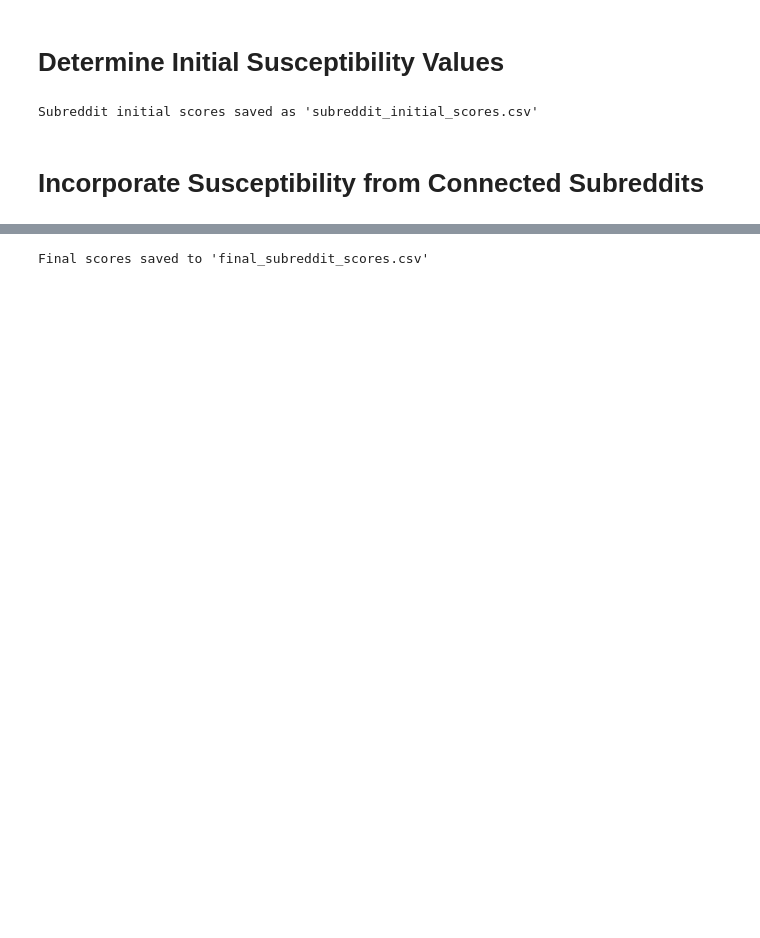
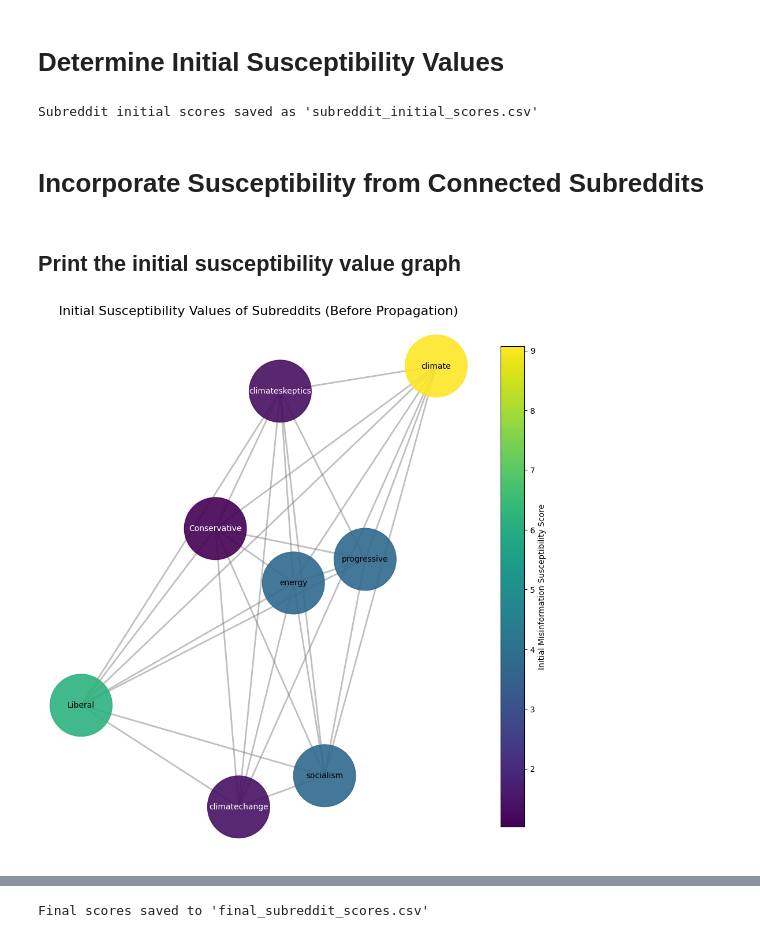
Before and after one commit to CashelF/misinformation-susceptibility, a Jupyter notebook: susceptibility-to-misinformation-graph.ipynb, the cells around one changed output, grey strips where cells are left out. Drawn from its saved outputs; the diff is of its cells as text; code cells hidden in the pictures; blank space fills up the shorter version.

Commit message:
Add initial susceptibility graph

```diff
--- a/susceptibility-to-misinformation-graph.ipynb
+++ b/susceptibility-to-misinformation-graph.ipynb
@@ -138,5 +152,52 @@ for _, row in edges.iterrows():
 # Initialize node scores
 for node in G.nodes:
     G.nodes[node]['score'] = initial_scores.get(node, 0.0)  # Default to 0.0 for nodes without initial scores
+# %% [markdown]
+## Print the initial susceptibility value graph
+# %%
+import matplotlib.pyplot as plt
+import matplotlib.colors as mcolors
+
+# Extract the initial scores for visualization
+node_scores = [G.nodes[n]['score'] for n in G.nodes()]
+
+# Set up colormap and normalization for node colors based on initial scores
+node_cmap = plt.cm.viridis
+score_min = min(node_scores) if node_scores else 0.0
+score_max = max(node_scores) if node_scores else 1.0
+norm = mcolors.Normalize(vmin=score_min, vmax=score_max)
+node_colors = [node_cmap(norm(s)) for s in node_scores]
+
+# Lay out the graph
+pos = nx.spring_layout(G, seed=42)
+
+# Assign font colors based on some condition (similar to the final scores code)
+font_colors = {node: 'white' if node in ["climateskeptics", "Conservative", "climatechange"] else 'black' for node in G.nodes()}
+node_labels = {node: node for node in G.nodes()}  # Labels are just the node names here
+
+# Draw the nodes with colors mapped to their initial scores
+plt.figure(figsize=(12, 12))
+nx.draw_networkx_nodes(G, pos, node_color=node_colors, node_size=6000, alpha=0.9)
+nx.draw_networkx_edges(G, pos, edge_color='gray', width=2, alpha=0.5)
+
+# Draw node labels with customized font colors
+for node, label in node_labels.items():
+    nx.draw_networkx_labels(
+        G, pos,
+        labels={node: label},
+        font_size=10,
+        font_color=font_colors[node]
+    )
+
+# Add a colorbar to interpret the node colors
+sm = plt.cm.ScalarMappable(cmap=node_cmap, norm=norm)
+sm.set_array(node_scores)
+plt.colorbar(sm, label='Initial Misinformation Susceptibility Score', shrink=0.9)
+
+plt.title("Initial Susceptibility Values of Subreddits (Before Propagation)", fontsize=16)
+plt.axis('off')
+plt.show()
+# %% [output]
+[figure, added]
 # %%
 # Propagation parameters
```
Also changed, not shown: parts of 6 cells of this notebook.
